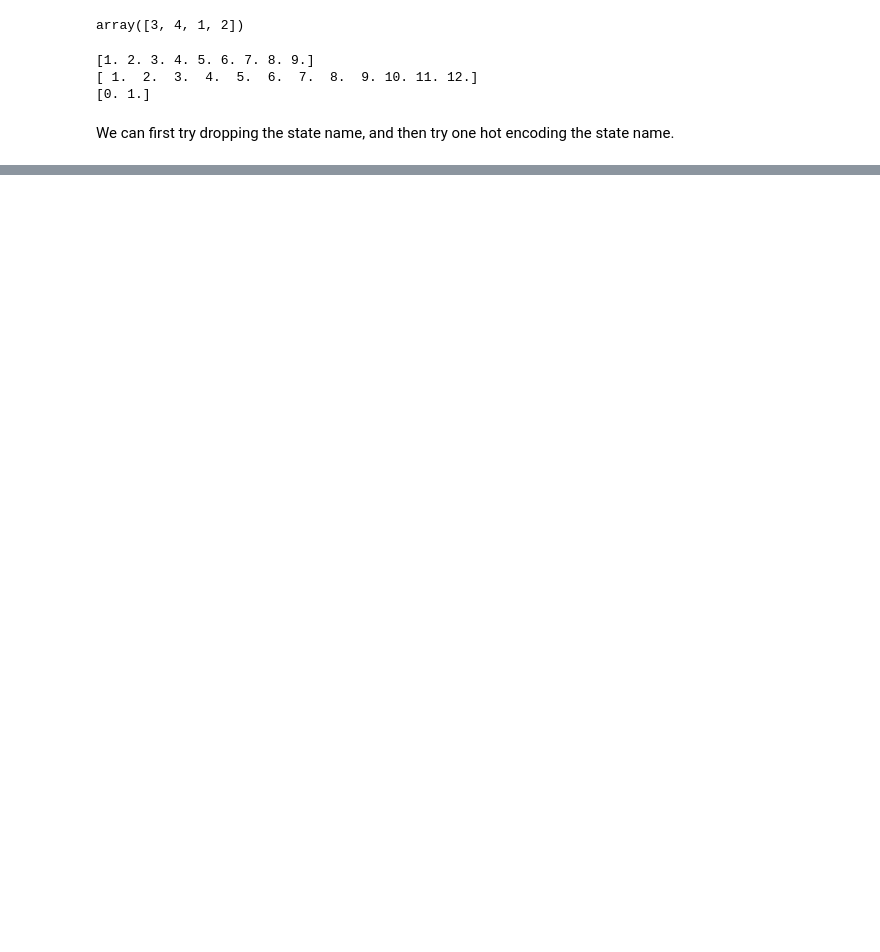
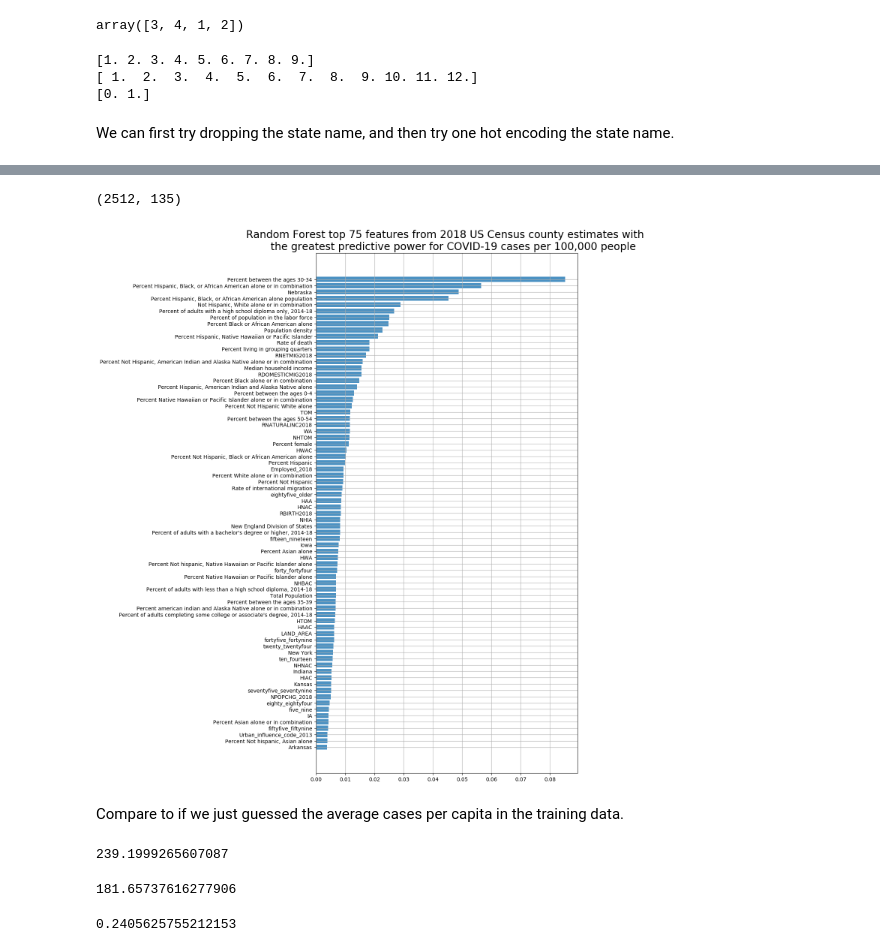
Before and after one commit to jessebmurray/COVID-19, a Jupyter notebook: county_modeling.ipynb, the cells around one changed output, grey strips where cells are left out. Cells and saved outputs as stored; diff of their text form; code cells hidden in the pictures; blank space fills up the shorter version.

```diff
--- a/county_modeling.ipynb
+++ b/county_modeling.ipynb
@@ -125,0 +273,2 @@ We can first try dropping the state name, and then try one hot encoding the stat
+# %%
+rf_mi = most_important(X_train, importances)
@@ -125,0 +320,26 @@ We can first try dropping the state name, and then try one hot encoding the stat
+# %%
+def plot_features(top, mi, model_name):
+    plt.figure(figsize=(9,18))
+    plt.style.use('default')
+#     plt.style.use(np.random.choice(plt.style.available))
+    # plt.style.use(np.random.choice(plt.style.available))
+    plt.title('{} top {} features from 2018 US Census county estimates with \n\
+    the greatest predictive power for COVID-19 cases per 100,000 people'.format(
+        model_name, top),
+              fontsize=20)
+    x = [str(p[0]) for p in mi][-top:]
+    x = [features[k] if k in features else k for k in x]
+    y = [p[1] for p in mi][-top:]
+    plt.barh(x, y, alpha=0.8)
+    plt.grid(0.2)
+# %%
+X_train.shape
+# %% [output]
+(2512, 135)
+# %%
+plot_features(top=75, mi=rf_mi, model_name='Random Forest')
+plt.savefig('plots/rf_features.png', dpi=300)
+# %% [output]
+[figure, added]
+# %% [markdown]
+Compare to if we just guessed the average cases per capita in the training data.
@@ -125,0 +349,12 @@ We can first try dropping the state name, and then try one hot encoding the stat
+# %%
+mean_absolute_error(cpc_mean, y_valid)
+# %% [output]
+239.1999265607087
+# %%
+performance
+# %% [output]
+181.65737616277906
+# %%
+1 - performance / mean_absolute_error(cpc_mean, y_valid)
+# %% [output]
+0.2405625755212153
```
Also changed, not shown: parts of 56 cells of this notebook, 4 other files.
